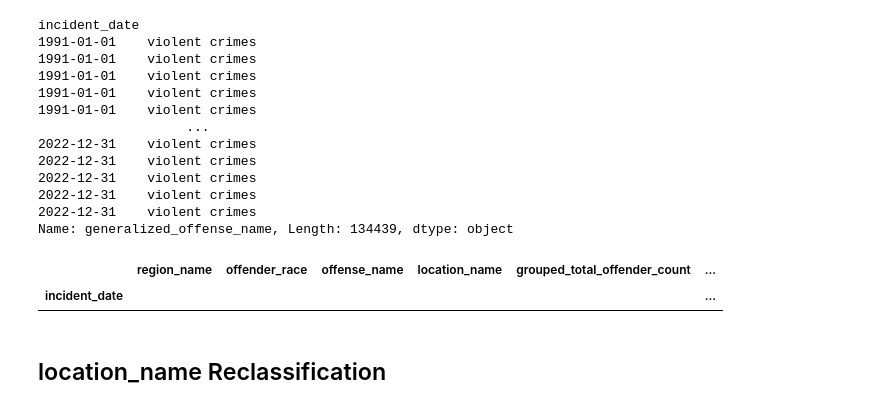
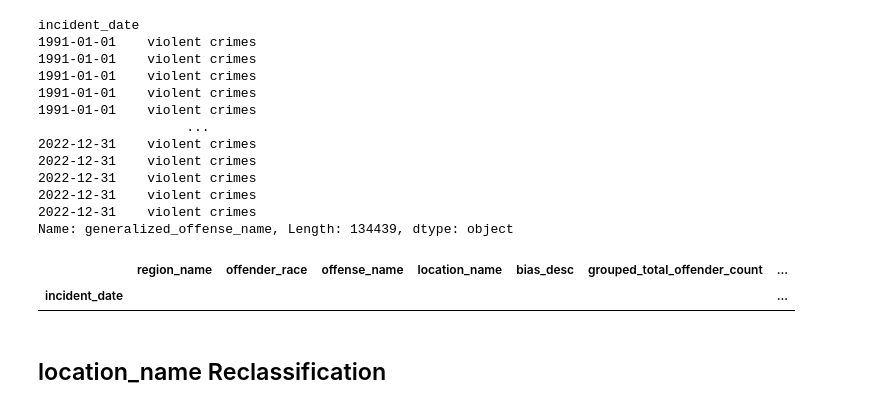
Before and after one commit to UWI-Zess/COMP6940-Project, a Jupyter notebook: main.ipynb, the cells around one changed output. Cells and saved outputs as stored; diff of their text form; code cells hidden in the pictures.

```diff
--- a/main.ipynb
+++ b/main.ipynb
@@ -632,5 +654,4 @@ American Indian or Alaska Native              1383
 Native Hawaiian or Other Pacific Islander      124
 Name: count, dtype: int64
 # %%
-X = X[(X['offender_race'] != 'Unknown') & (X['offender_race'] != 'Not Specified')]
-X['offender_race'].value_counts()
+df = df[(df['offender_race'] != 'Unknown') & (df['offender_race'] != 'Not Specified')]
@@ -670,7 +693,7 @@ victim_count
 900         1
 Name: count, dtype: int64
 # %%
-X['grouped_victim_count'] = X['victim_count'].apply(classify_data)
+df['grouped_victim_count'] = df['victim_count'].apply(classify_data)
 # %% [output]
 A value is trying to be set on a copy of a slice from a DataFrame.
 Try using .loc[row_indexer,col_indexer] = value instead
@@ -680,4 +703,4 @@ See the caveats in the documentation: https://pandas.pydata.org/pandas-docs/stab
 # %%
-X = X.drop("victim_count", axis = 1)
-X
+df = df.drop("victim_count", axis = 1)
+df
 # %% [output]
@@ -863,8 +886,8 @@ cleaned_offense_name[cleaned_offense_name["generalized_offense_name"].isnull()]
 # %% [output]
 |  | cleaned_offense_name | generalized_offense_name |
 # %%
-X['generalized_offense_name'] = X["offense_name"].apply(find_category)
-X['generalized_offense_name']
+df['generalized_offense_name'] = df["offense_name"].apply(find_category)
+df['generalized_offense_name']
 # %% [output]
 incident_date
 1991-01-01    violent crimes
@@ -880,8 +903,8 @@ incident_date
 2022-12-31    violent crimes
 Name: generalized_offense_name, Length: 134439, dtype: object
 # %%
-X[X['generalized_offense_name'].isnull()]
+df[df['generalized_offense_name'].isnull()]
 # %% [output]
-|  | region_name | offender_race | offense_name | location_name | grouped_total_offender_count | ... |
-| incident_date |  |  |  |  |  | ... |
+|  | region_name | offender_race | offense_name | location_name | bias_desc | grouped_total_offender_count | ... |
+| incident_date |  |  |  |  |  |  | ... |
 # %%
```
Also changed, not shown: parts of 40 cells of this notebook, 1 other file.
